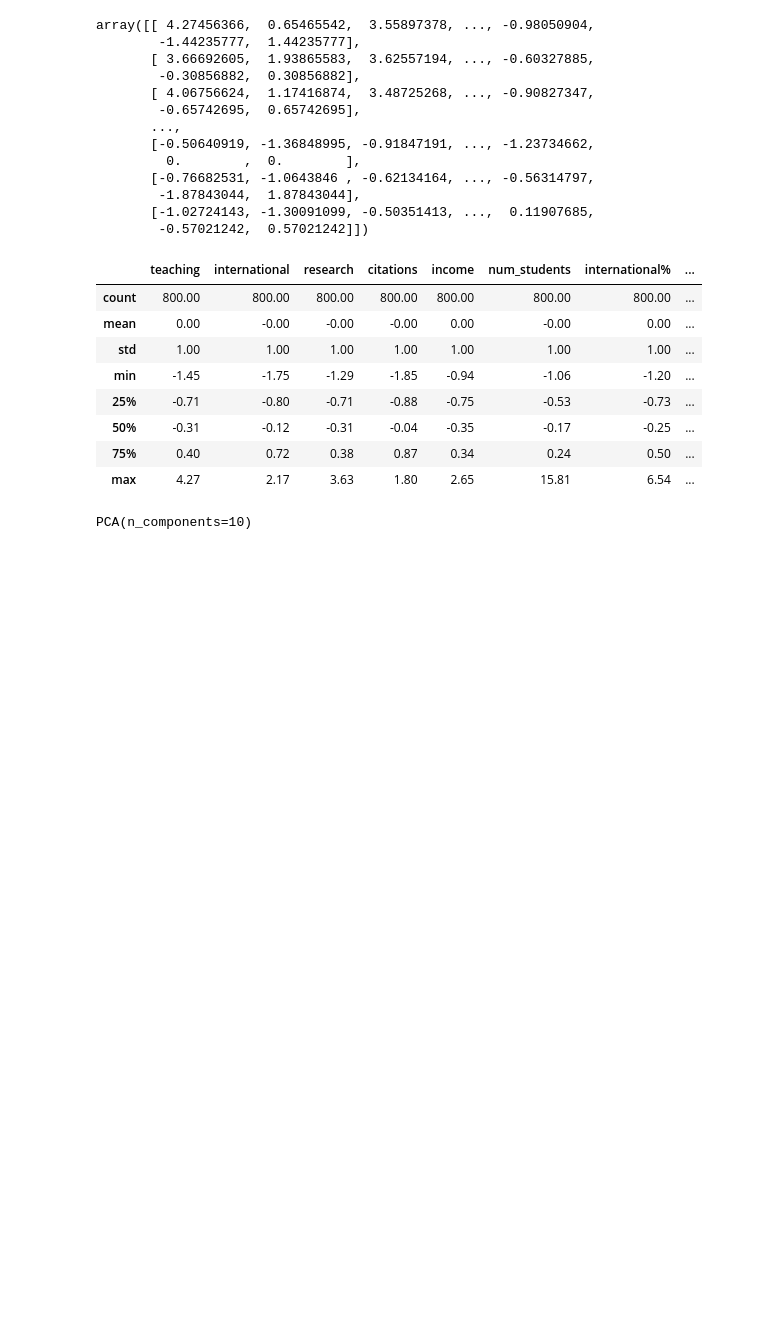
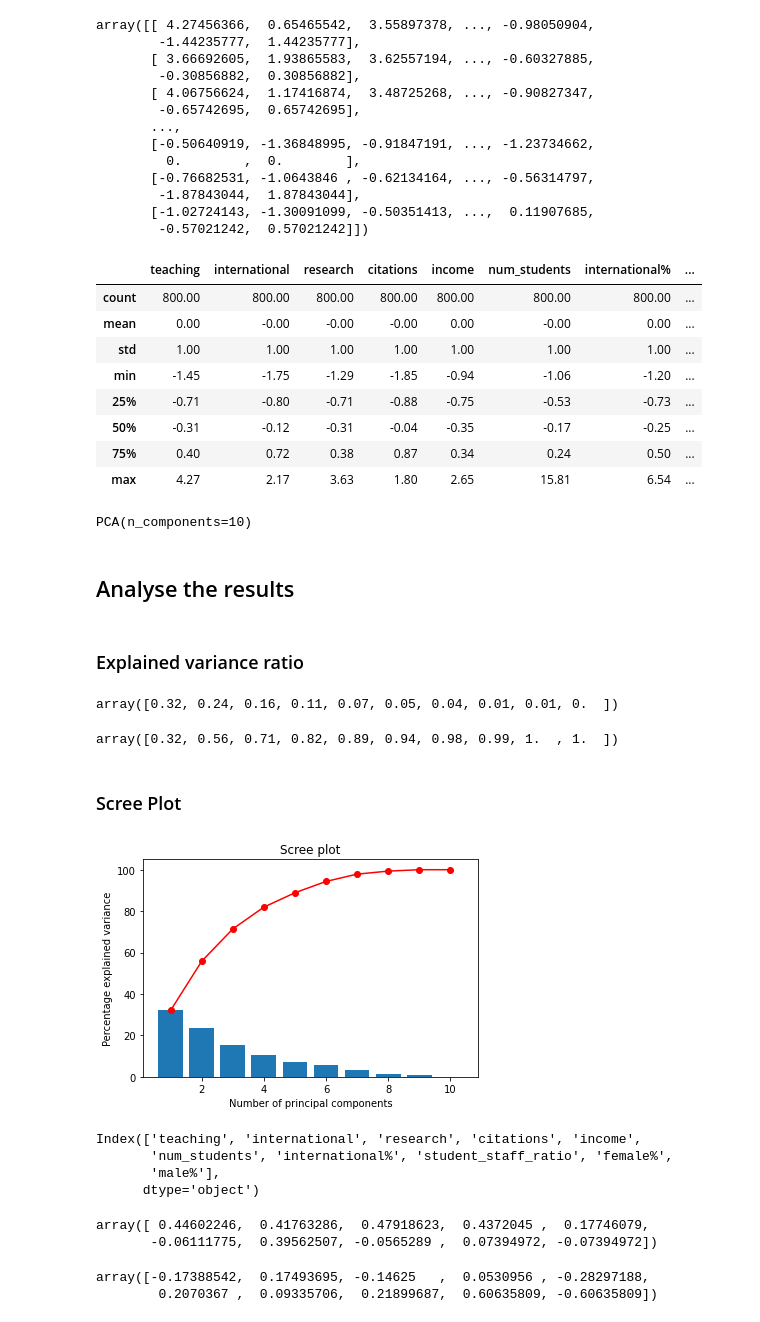
Before and after one commit to Vonewman/Machine-learning-with-python, a Jupyter notebook: PCA.ipynb, the cells around one changed output. Cells and saved outputs as stored; diff of their text form; code cells hidden in the pictures; blank space fills up the shorter version.

```diff
--- a/PCA.ipynb
+++ b/PCA.ipynb
@@ -337,3 +337,21 @@ pca = PCA(n_components=num_components)
 pca.fit(X_scaled)
 # %% [output]
 PCA(n_components=10)
+# %% [markdown]
+## Analyse the results
+# %% [markdown]
+### Explained variance ratio
+# %%
+pca.explained_variance_ratio_.round(2)
+# %% [output]
+array([0.32, 0.24, 0.16, 0.11, 0.07, 0.05, 0.04, 0.01, 0.01, 0.  ])
+# %%
+pca.explained_variance_ratio_.cumsum().round(2)
+# %% [output]
+array([0.32, 0.56, 0.71, 0.82, 0.89, 0.94, 0.98, 0.99, 1.  , 1.  ])
+# %% [markdown]
+### Scree Plot
+# %%
+display_scree_plot(pca)
+# %% [output]
+[figure, added]
@@ -339,0 +363,17 @@ PCA(n_components=10)
+# %%
+X.columns
+# %% [output]
+Index(['teaching', 'international', 'research', 'citations', 'income',
+       'num_students', 'international%', 'student_staff_ratio', 'female%',
+       'male%'],
+      dtype='object')
+# %%
+pc1
+# %% [output]
+array([ 0.44602246,  0.41763286,  0.47918623,  0.4372045 ,  0.17746079,
+       -0.06111775,  0.39562507, -0.0565289 ,  0.07394972, -0.07394972])
+# %%
+pc2
+# %% [output]
+array([-0.17388542,  0.17493695, -0.14625   ,  0.0530956 , -0.28297188,
+        0.2070367 ,  0.09335706,  0.21899687,  0.60635809, -0.60635809])
```
Also changed, not shown: parts of 11 cells of this notebook.
